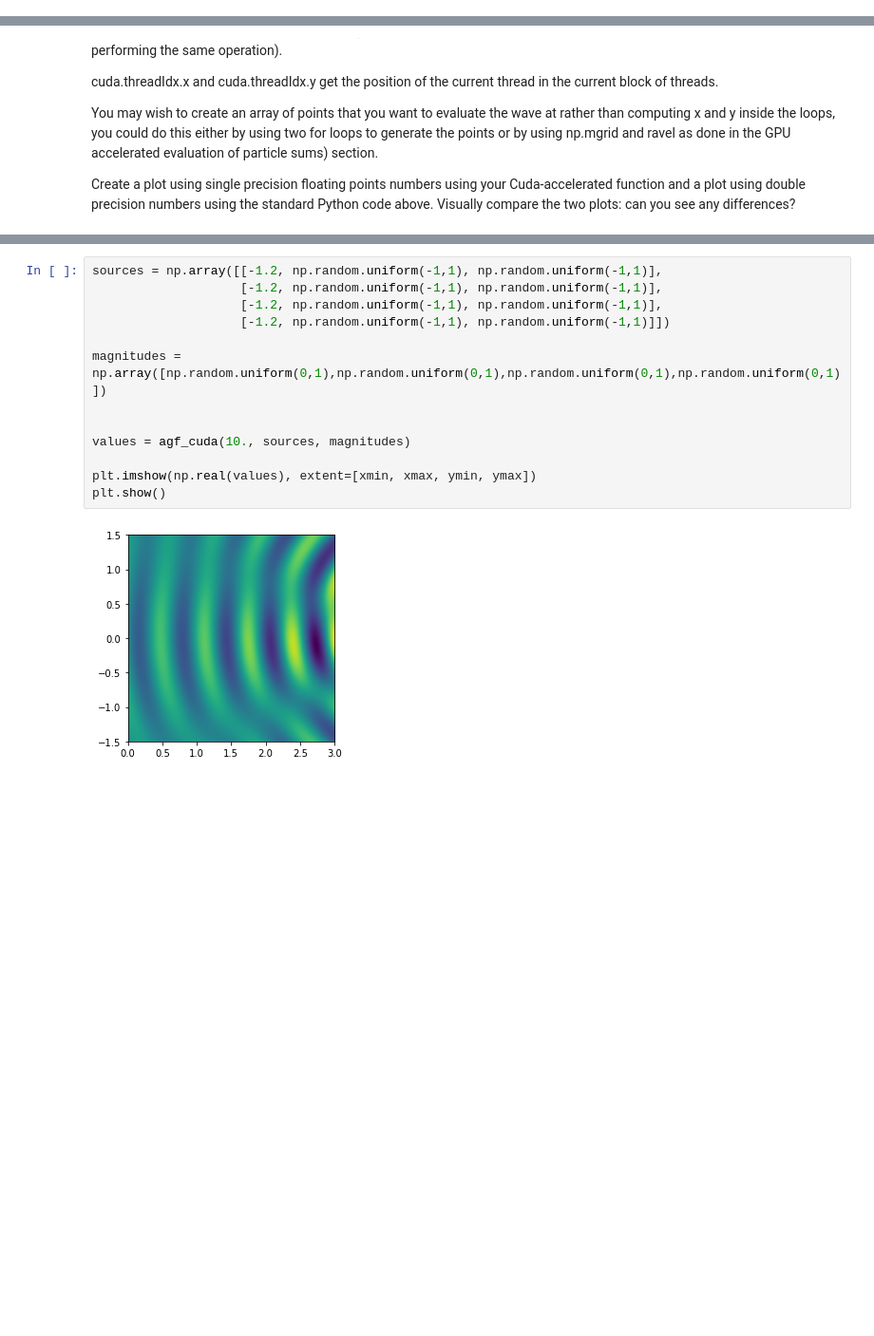
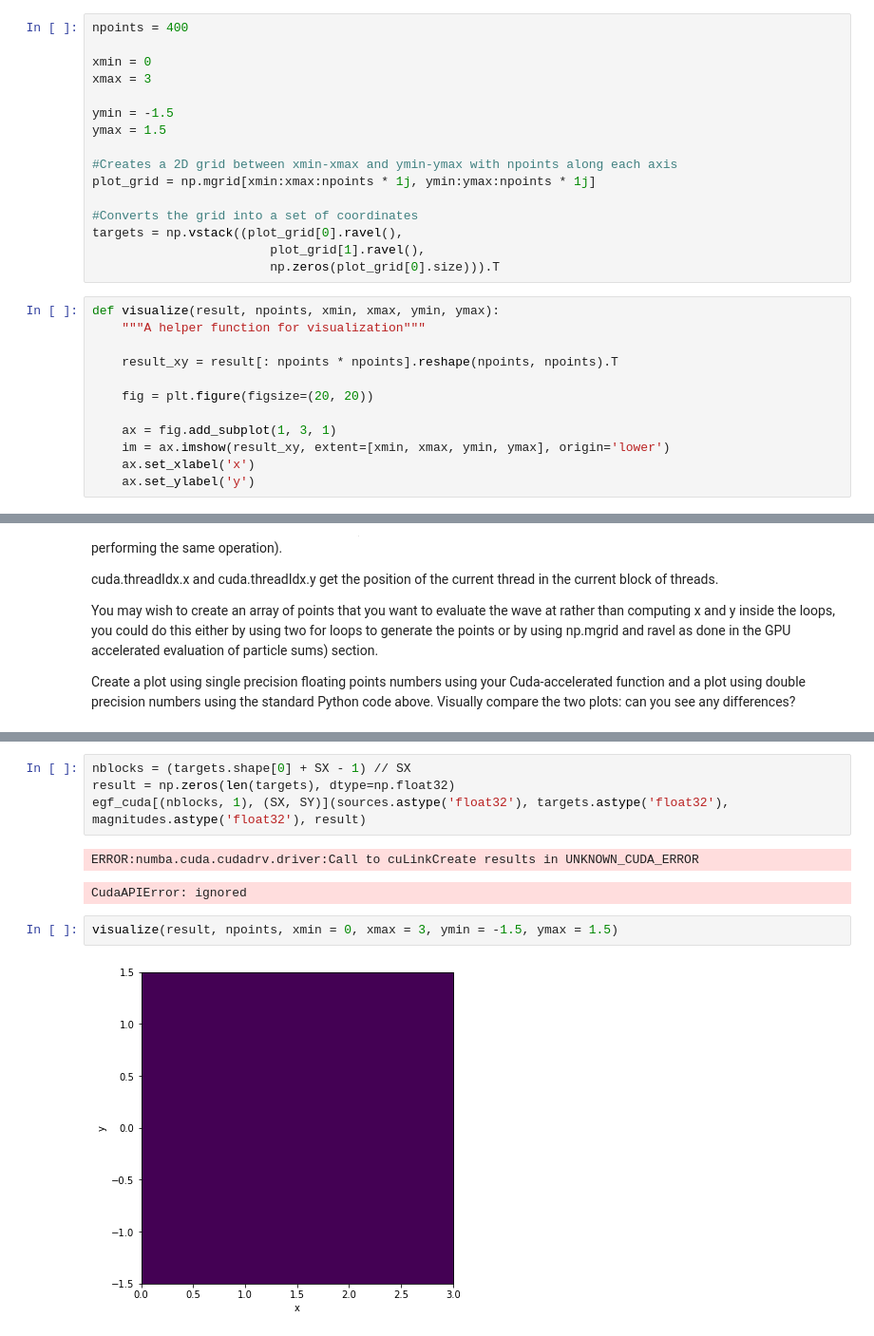
Before and after one commit to jhenderson0/HPC, a Jupyter notebook: Lesson 3/Lesson_3.ipynb, the cells around one changed output, grey strips where cells are left out. Shown: that part at 95% size. Saved outputs shown, nothing was run; the diff lists cells and outputs as text; blank space fills up the shorter version.

```diff
--- a/Lesson 3/Lesson_3.ipynb
+++ b/Lesson 3/Lesson_3.ipynb
@@ -155,0 +158,28 @@ plt.show()
+# %%
+npoints = 400
+
+xmin = 0
+xmax = 3
+
+ymin = -1.5
+ymax = 1.5
+
+#Creates a 2D grid between xmin-xmax and ymin-ymax with npoints along each axis
+plot_grid = np.mgrid[xmin:xmax:npoints * 1j, ymin:ymax:npoints * 1j]
+
+#Converts the grid into a set of coordinates
+targets = np.vstack((plot_grid[0].ravel(),
+                        plot_grid[1].ravel(),
+                        np.zeros(plot_grid[0].size))).T
+# %%
+def visualize(result, npoints, xmin, xmax, ymin, ymax):
+    """A helper function for visualization"""
+
+    result_xy = result[: npoints * npoints].reshape(npoints, npoints).T
+
+    fig = plt.figure(figsize=(20, 20))
+
+    ax = fig.add_subplot(1, 3, 1)
+    im = ax.imshow(result_xy, extent=[xmin, xmax, ymin, ymax], origin='lower')
+    ax.set_xlabel('x')
+    ax.set_ylabel('y')
@@ -203,15 +320,11 @@ def agf_cuda(k, sources, magnitudes, img_size= 250, xmax=0, xmin=3, ymax=1.5, ym
+# %%
+nblocks = (targets.shape[0] + SX - 1) // SX
+result = np.zeros(len(targets), dtype=np.float32)
+egf_cuda[(nblocks, 1), (SX, SY)](sources.astype('float32'), targets.astype('float32'), magnitudes.astype('float32'), result)
+# %% [output]
+ERROR:numba.cuda.cudadrv.driver:Call to cuLinkCreate results in UNKNOWN_CUDA_ERROR
+CudaAPIError: ignored
 # %%
-sources = np.array([[-1.2, np.random.uniform(-1,1), np.random.uniform(-1,1)],
-                    [-1.2, np.random.uniform(-1,1), np.random.uniform(-1,1)],
-                    [-1.2, np.random.uniform(-1,1), np.random.uniform(-1,1)],
-                    [-1.2, np.random.uniform(-1,1), np.random.uniform(-1,1)]])
-
-magnitudes = np.array([np.random.uniform(0,1),np.random.uniform(0,1),np.random.uniform(0,1),np.random.uniform(0,1)])
-
-
-values = agf_cuda(10., sources, magnitudes)
-
-plt.imshow(np.real(values), extent=[xmin, xmax, ymin, ymax])
-plt.show()
+visualize(result, npoints, xmin = 0, xmax = 3, ymin = -1.5, ymax = 1.5)
 # %% [output]
-[figure, old version]
+[figure, new version]
```
Also changed, not shown: parts of 11 cells of this notebook.
